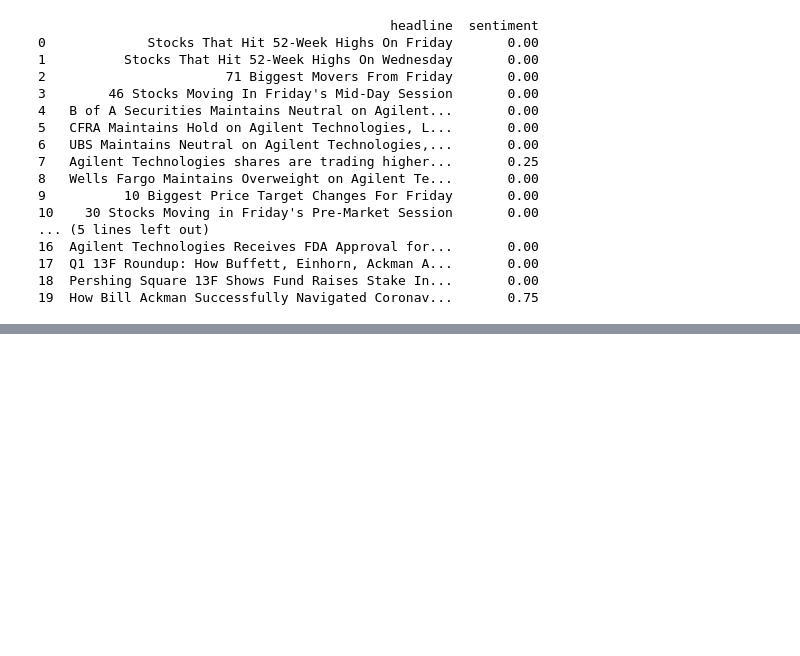
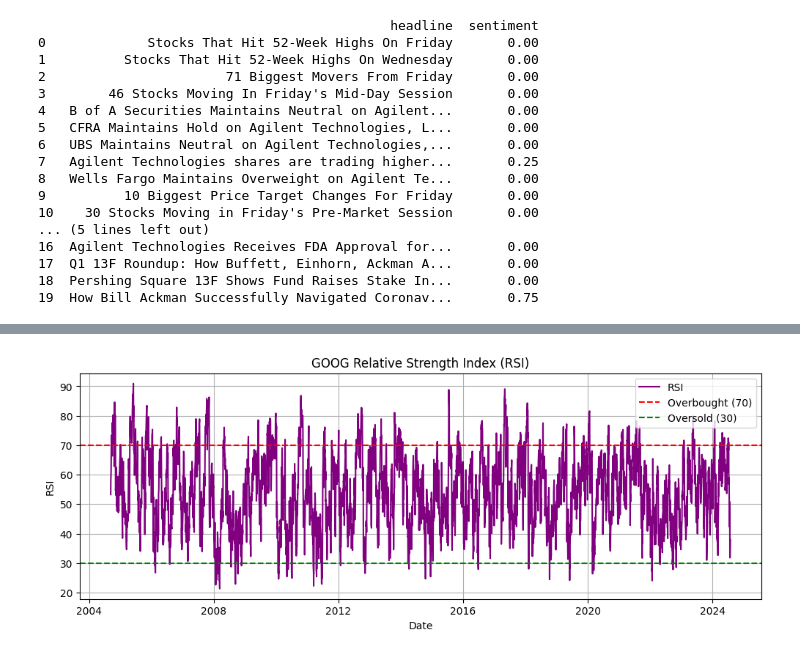
Before and after one commit to Lemlem-Tsifete/Tnx-acadamy-week-1, a Jupyter notebook: notebooks/analysis.ipynb, the cells around one changed output, grey strips where cells are left out. Drawn from its saved outputs; the diff is of its cells as text; code cells hidden in the pictures; blank space fills up the shorter version.

```diff
--- a/notebooks/analysis.ipynb
+++ b/notebooks/analysis.ipynb
@@ -225,0 +292,13 @@ Name: count, dtype: int64
+# %%
+plt.figure(figsize=(12, 4))
+plt.plot(df_stock['Date'], df_stock['RSI'], color='purple', label='RSI')
+plt.axhline(70, color='red', linestyle='--', label='Overbought (70)')
+plt.axhline(30, color='green', linestyle='--', label='Oversold (30)')
+plt.title('GOOG Relative Strength Index (RSI)')
+plt.xlabel('Date')
+plt.ylabel('RSI')
+plt.legend()
+plt.grid()
+plt.show()
+# %% [output]
+[figure, added]
```
Also changed, not shown: parts of 10 cells of this notebook.
